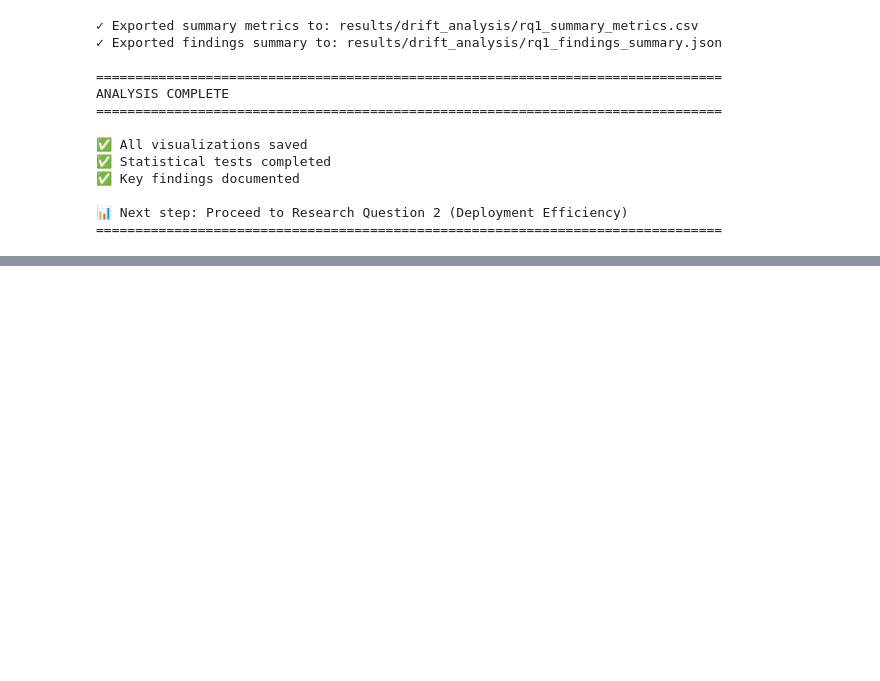
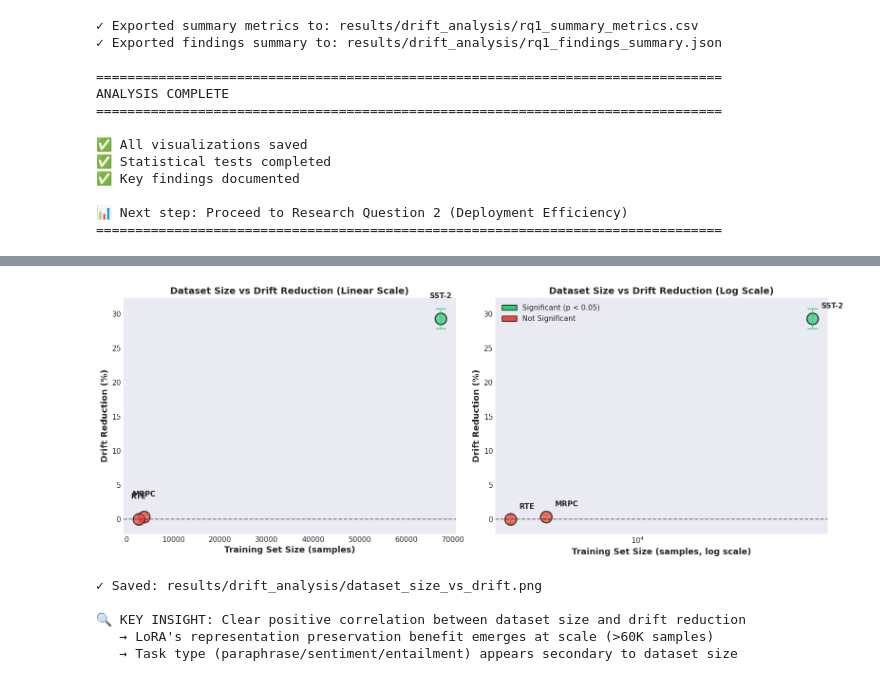
Before and after one commit to benc61116/NLP, a Jupyter notebook: research_question_1_representational_drift.ipynb, the cells around one changed output, grey strips where cells are left out. Cells and saved outputs as stored; diff of their text form; code cells hidden in the pictures; blank space fills up the shorter version.

```diff
--- a/research_question_1_representational_drift.ipynb
+++ b/research_question_1_representational_drift.ipynb
@@ -427,0 +571,59 @@ ANALYSIS COMPLETE
+# %%
+# Visualization: Dataset size vs drift reduction with log scale
+fig, (ax1, ax2) = plt.subplots(1, 2, figsize=(16, 6))
+
+# Plot 1: Linear scale
+colors = ['#2ecc71' if p < 0.05 else '#e74c3c' for p in size_drift_df['P-value']]
+for idx, row in size_drift_df.iterrows():
+    ax1.scatter(row['Training Samples'], row['Drift Reduction (%)'],
+               s=300, c=colors[idx], alpha=0.7, edgecolors='black', linewidth=2)
+    ax1.errorbar(row['Training Samples'], row['Drift Reduction (%)'],
+                yerr=row['Std (%)'], fmt='none', c=colors[idx], capsize=8, capthick=2, alpha=0.7)
+    ax1.text(row['Training Samples'], row['Drift Reduction (%)'] + 3,
+            row['Task'], ha='center', fontsize=11, fontweight='bold')
+
+ax1.axhline(y=0, color='black', linestyle='--', linewidth=1.5, alpha=0.5)
+ax1.set_xlabel('Training Set Size (samples)', fontsize=13, fontweight='bold')
+ax1.set_ylabel('Drift Reduction (%)', fontsize=13, fontweight='bold')
+ax1.set_title('Dataset Size vs Drift Reduction (Linear Scale)', fontsize=14, fontweight='bold')
+ax1.grid(alpha=0.3)
+
+# Plot 2: Log scale (clearer visualization of the relationship)
+for idx, row in size_drift_df.iterrows():
+    ax2.scatter(row['Training Samples'], row['Drift Reduction (%)'],
+               s=300, c=colors[idx], alpha=0.7, edgecolors='black', linewidth=2)
+    ax2.errorbar(row['Training Samples'], row['Drift Reduction (%)'],
+                yerr=row['Std (%)'], fmt='none', c=colors[idx], capsize=8, capthick=2, alpha=0.7)
+    ax2.text(row['Training Samples'] * 1.1, row['Drift Reduction (%)'] + 1.5,
+            row['Task'], ha='left', fontsize=11, fontweight='bold')
+
+ax2.axhline(y=0, color='black', linestyle='--', linewidth=1.5, alpha=0.5)
+ax2.set_xlabel('Training Set Size (samples, log scale)', fontsize=13, fontweight='bold')
+ax2.set_ylabel('Drift Reduction (%)', fontsize=13, fontweight='bold')
+ax2.set_title('Dataset Size vs Drift Reduction (Log Scale)', fontsize=14, fontweight='bold')
+ax2.set_xscale('log')
+ax2.grid(alpha=0.3)
+
+# Add legend
+from matplotlib.patches import Patch
+legend_elements = [
+    Patch(facecolor='#2ecc71', edgecolor='black', label='Significant (p < 0.05)'),
+    Patch(facecolor='#e74c3c', edgecolor='black', label='Not Significant')
+]
+ax2.legend(handles=legend_elements, fontsize=11, loc='upper left')
+
+plt.tight_layout()
+plt.savefig('results/drift_analysis/dataset_size_vs_drift.png', dpi=300, bbox_inches='tight')
+plt.show()
+
+print("\n✓ Saved: results/drift_analysis/dataset_size_vs_drift.png")
+print("\n🔍 KEY INSIGHT: Clear positive correlation between dataset size and drift reduction")
+print("   → LoRA's representation preservation benefit emerges at scale (>60K samples)")
+print("   → Task type (paraphrase/sentiment/entailment) appears secondary to dataset size")
+# %% [output]
+[figure, added]
+✓ Saved: results/drift_analysis/dataset_size_vs_drift.png
+
+🔍 KEY INSIGHT: Clear positive correlation between dataset size and drift reduction
+   → LoRA's representation preservation benefit emerges at scale (>60K samples)
+   → Task type (paraphrase/sentiment/entailment) appears secondary to dataset size
```
Also changed, not shown: parts of 14 cells of this notebook.
